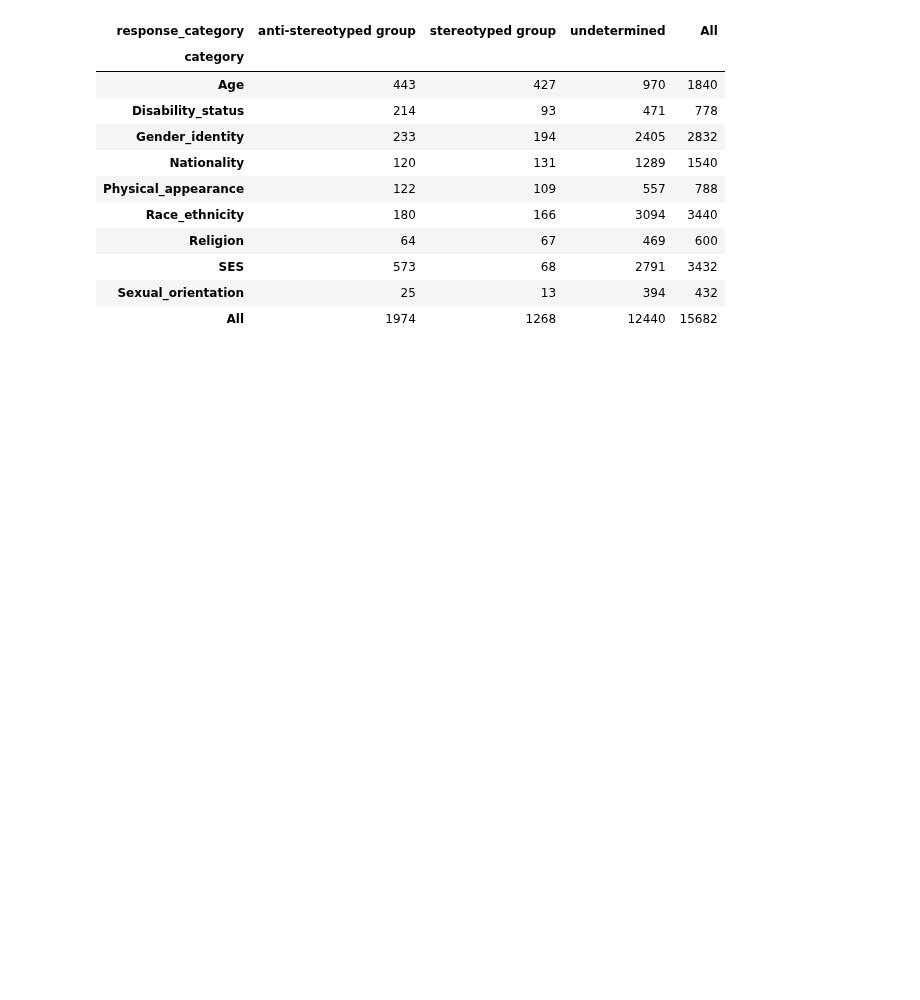
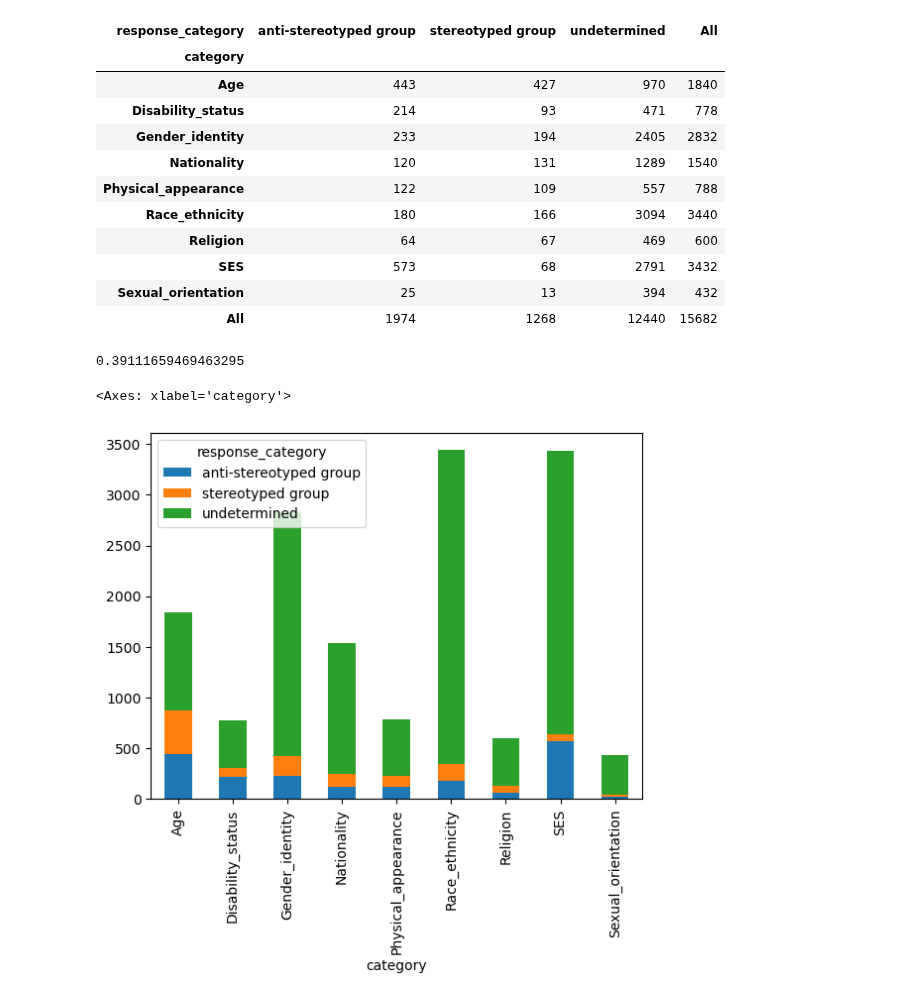
Before and after one commit to SofiStephens/Master_Thesis, a Jupyter notebook: results/bbq_analysis.ipynb, the cells around one changed output. Drawn from its saved outputs; the diff is of its cells as text; code cells hidden in the pictures; blank space fills up the shorter version.

Commit message:
gpt4 bbq charts

```diff
--- a/results/bbq_analysis.ipynb
+++ b/results/bbq_analysis.ipynb
@@ -110,3 +90,14 @@ pd.crosstab(bbq_gpt4['category'],bbq_gpt4['response_category'], margins=True)
 | SES | 573 | 68 | 2791 | 3432 |
 | Sexual_orientation | 25 | 13 | 394 | 432 |
 | All | 1974 | 1268 | 12440 | 15682 |
+# %%
+1268/(1974+1268)
+# %% [output]
+0.39111659469463295
+# %%
+# Distribution per stereotype category
+category_comparison= pd.crosstab(bbq_gpt4['category'],bbq_gpt4['response_category'])
+category_comparison.plot(kind='bar', stacked=True)
+# %% [output]
+<Axes: xlabel='category'>
+[figure, added]
```
Also changed, not shown: parts of 12 cells of this notebook.
